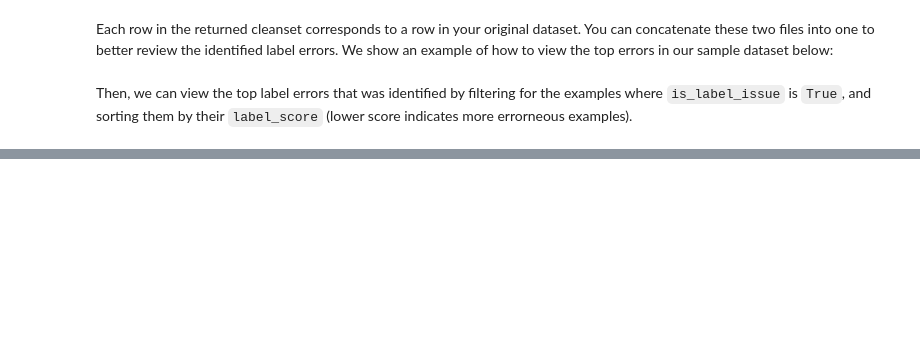
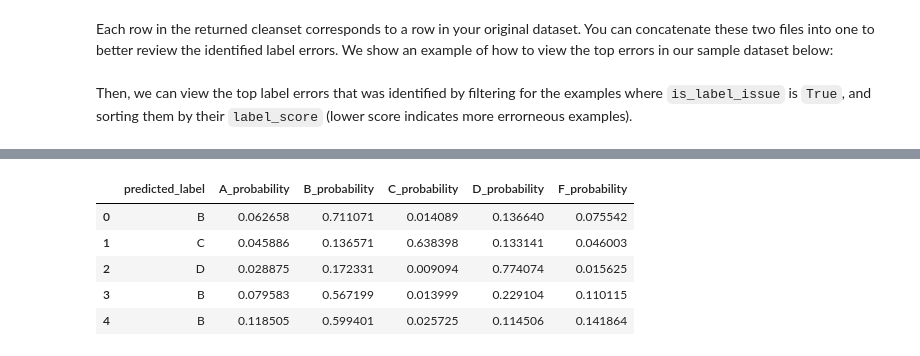
Before and after one commit to cleanlab/aws-marketplace, a Jupyter notebook: label-inspector/label_inspector.ipynb, the cells around one changed output, grey strips where cells are left out. Cells and saved outputs as stored; diff of their text form; code cells hidden in the pictures; blank space fills up the shorter version.

```diff
--- a/label-inspector/label_inspector.ipynb
+++ b/label-inspector/label_inspector.ipynb
@@ -237,0 +307,10 @@ Alternatively, you can navigate to the [S3 Management Console](https://s3.consol
+# %%
+batch_transform_preds = pd.read_csv(f"{transform_output_folder}/batch_dataset.csv.out")
+batch_transform_preds.head()
+# %% [output]
+|  | predicted_label | A_probability | B_probability | C_probability | D_probability | F_probability |
+| 0 | B | 0.062658 | 0.711071 | 0.014089 | 0.136640 | 0.075542 |
+| 1 | C | 0.045886 | 0.136571 | 0.638398 | 0.133141 | 0.046003 |
+| 2 | D | 0.028875 | 0.172331 | 0.009094 | 0.774074 | 0.015625 |
+| 3 | B | 0.079583 | 0.567199 | 0.013999 | 0.229104 | 0.110115 |
+| 4 | B | 0.118505 | 0.599401 | 0.025725 | 0.114506 | 0.141864 |
```
Also changed, not shown: parts of 66 cells of this notebook, 12 other files.
